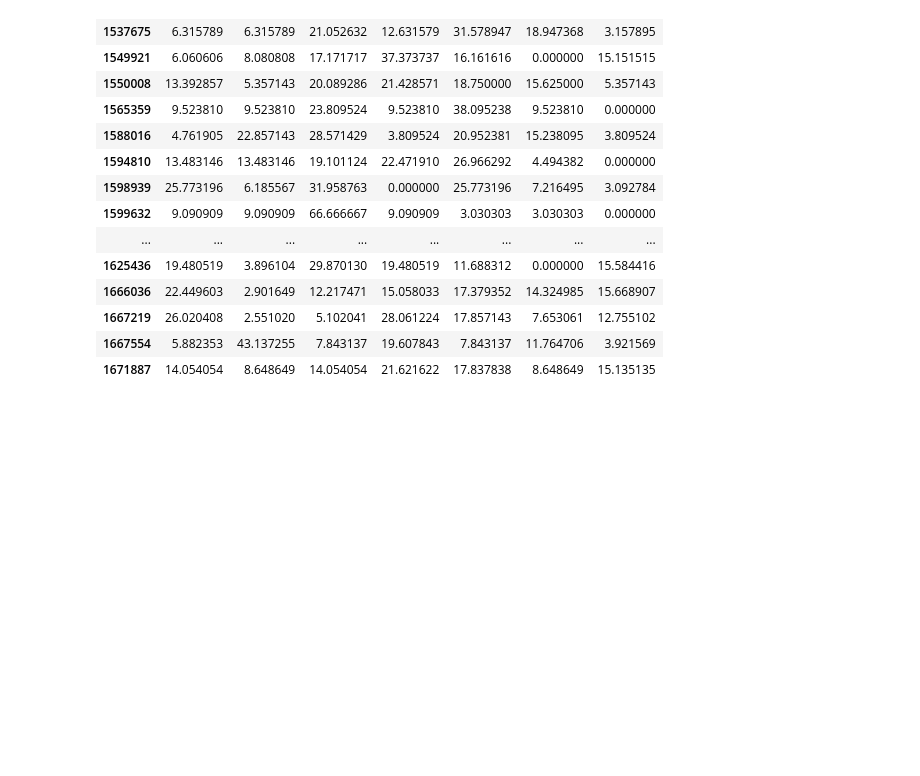
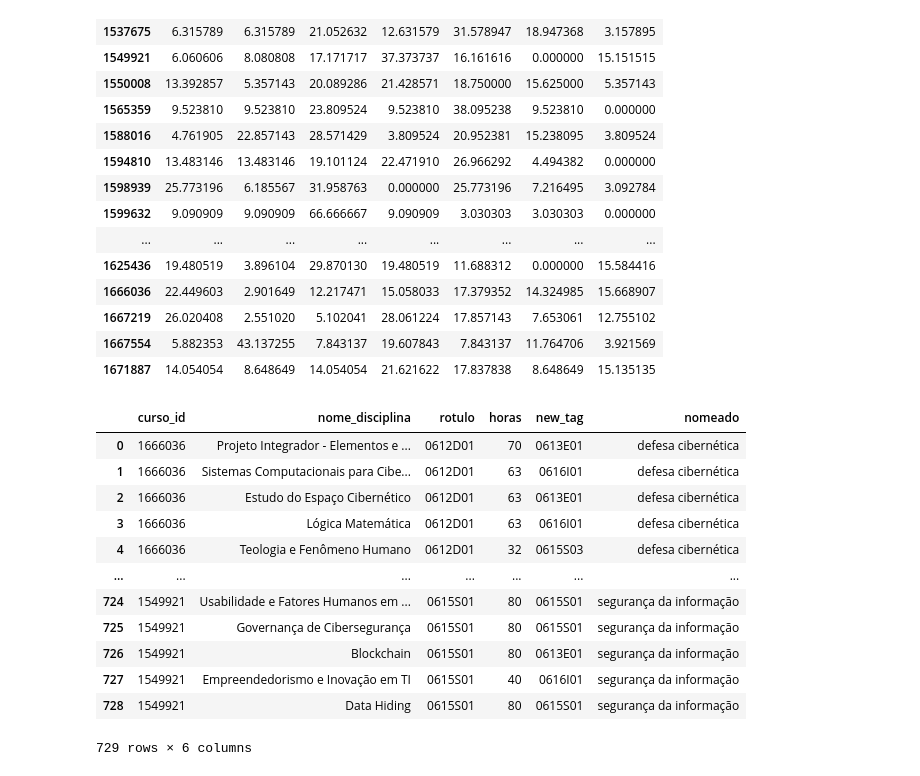
Before and after one commit to cetoli/spike, a Jupyter notebook: src/ipnb/estudo_curricular.ipynb, the cells around one changed output. Drawn from its saved outputs; the diff is of its cells as text; code cells hidden in the pictures; blank space fills up the shorter version.

```diff
--- a/src/ipnb/estudo_curricular.ipynb
+++ b/src/ipnb/estudo_curricular.ipynb
@@ -387,3 +414,25 @@ d_pred
 | 1667219 | 26.020408 | 2.551020 | 5.102041 | 28.061224 | 17.857143 | 7.653061 | 12.755102 |
 | 1667554 | 5.882353 | 43.137255 | 7.843137 | 19.607843 | 7.843137 | 11.764706 | 3.921569 |
 | 1671887 | 14.054054 | 8.648649 | 14.054054 | 21.621622 | 17.837838 | 8.648649 | 15.135135 |
+# %%
+import csv
+
+do = dcn["curso_id,nome_disciplina,rotulo,horas,new_tag,nomeado".split(",")].copy()
+do["new_tag"] = do["new_tag"].astype(str)
+sai = Path(here).parent.parent / "src" / "data" / 'relatorio.csv'
+do.to_csv(sai, encoding='utf-8', index=False, quoting=csv.QUOTE_NONNUMERIC, quotechar='"')
+do
+# %% [output]
+|  | curso_id | nome_disciplina | rotulo | horas | new_tag | nomeado |
+| 0 | 1666036 | Projeto Integrador - Elementos e ... | 0612D01 | 70 | 0613E01 | defesa cibernética |
+| 1 | 1666036 | Sistemas Computacionais para Cibe... | 0612D01 | 63 | 0616I01 | defesa cibernética |
+| 2 | 1666036 | Estudo do Espaço Cibernético | 0612D01 | 63 | 0613E01 | defesa cibernética |
+| 3 | 1666036 | Lógica Matemática | 0612D01 | 63 | 0616I01 | defesa cibernética |
+| 4 | 1666036 | Teologia e Fenômeno Humano | 0612D01 | 32 | 0615S03 | defesa cibernética |
+| ... | ... | ... | ... | ... | ... | ... |
+| 724 | 1549921 | Usabilidade e Fatores Humanos em ... | 0615S01 | 80 | 0615S01 | segurança da informação |
+| 725 | 1549921 | Governança de Cibersegurança | 0615S01 | 80 | 0615S01 | segurança da informação |
+| 726 | 1549921 | Blockchain | 0615S01 | 80 | 0613E01 | segurança da informação |
+| 727 | 1549921 | Empreendedorismo e Inovação em TI | 0615S01 | 40 | 0616I01 | segurança da informação |
+| 728 | 1549921 | Data Hiding | 0615S01 | 80 | 0615S01 | segurança da informação |
+729 rows × 6 columns
```
Also changed, not shown: parts of 11 cells of this notebook, 2 other files.
